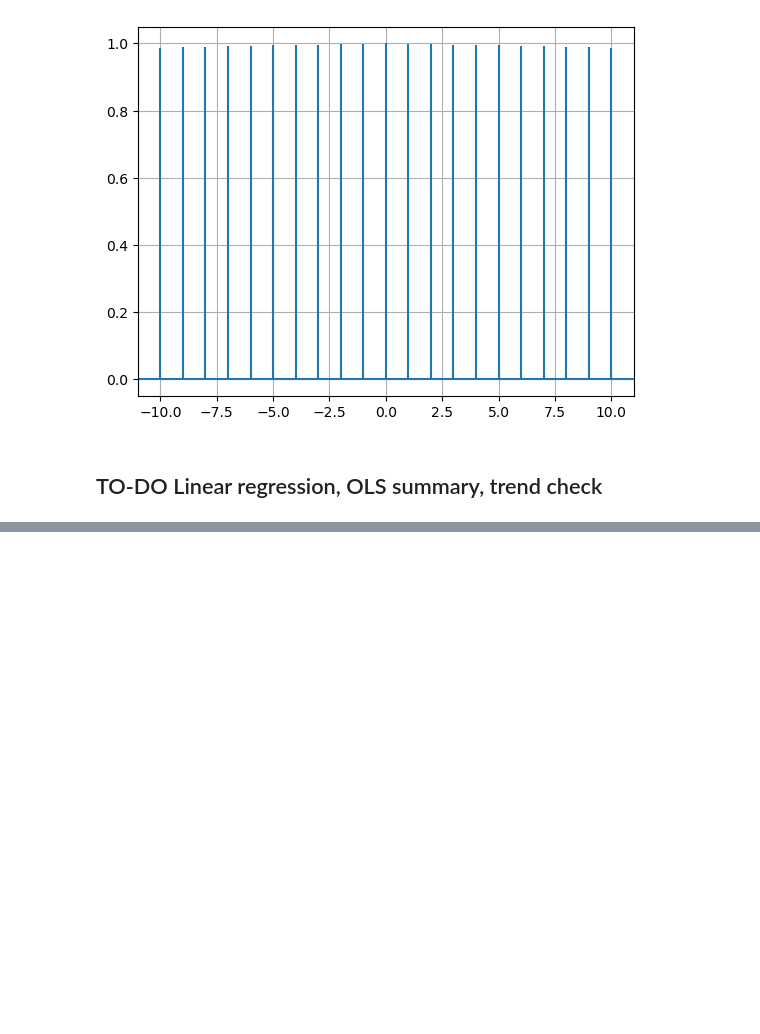
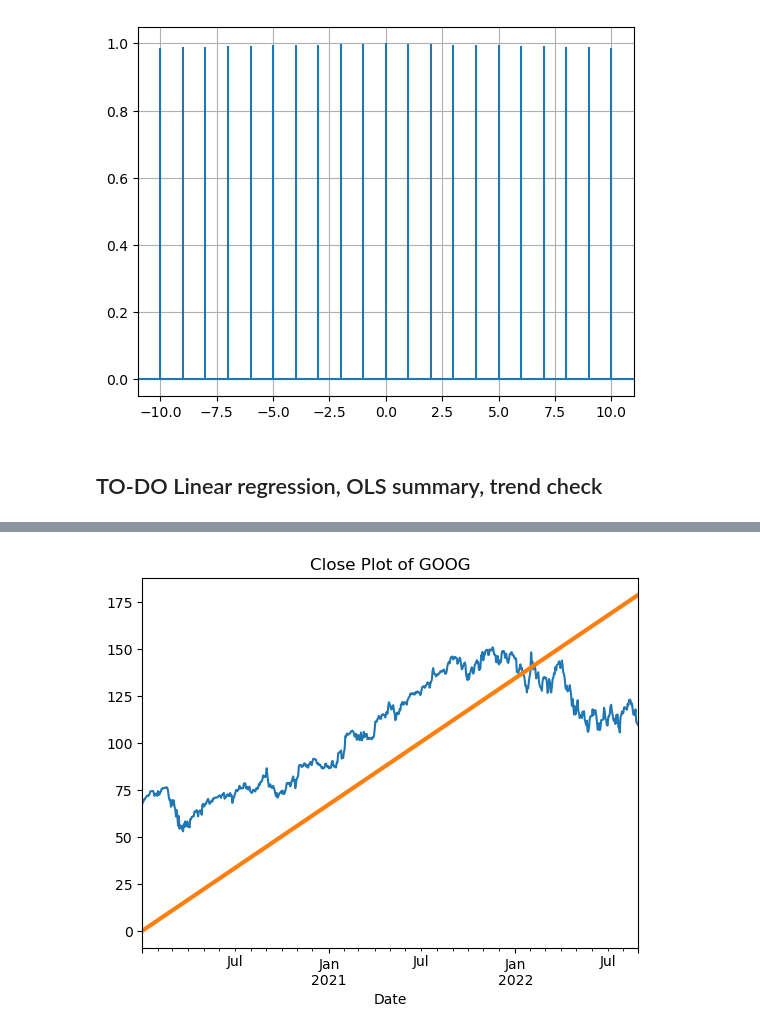
Before and after one commit to furkaneneseren/Time-Series-Prophet, a Jupyter notebook: time-series-prophet.ipynb, the cells around one changed output, grey strips where cells are left out. Saved outputs shown, nothing was run; the diff lists cells and outputs as text; code cells hidden in the pictures; blank space fills up the shorter version.

```diff
--- a/time-series-prophet.ipynb
+++ b/time-series-prophet.ipynb
@@ -1235,0 +1255,7 @@ plt.show()
+# %%
+X = lm_data.loc[:, ["Time"]]
+y = lm_data.loc[:,"Close"]
+# %%
+lm = sm.OLS(y, X)
+# %%
+model = lm.fit()
@@ -1235,0 +1300,2 @@ plt.show()
+# %%
+y_pred = pd.Series(model.predict(X), index=X.index)
@@ -1235,0 +1318,6 @@ plt.show()
+# %%
+ax = y.plot()
+ax = y_pred.plot(ax=ax, linewidth=3)
+ax.set_title('Close Plot of GOOG');
+# %% [output]
+[figure, added]
```
Also changed, not shown: parts of 26 cells of this notebook.
